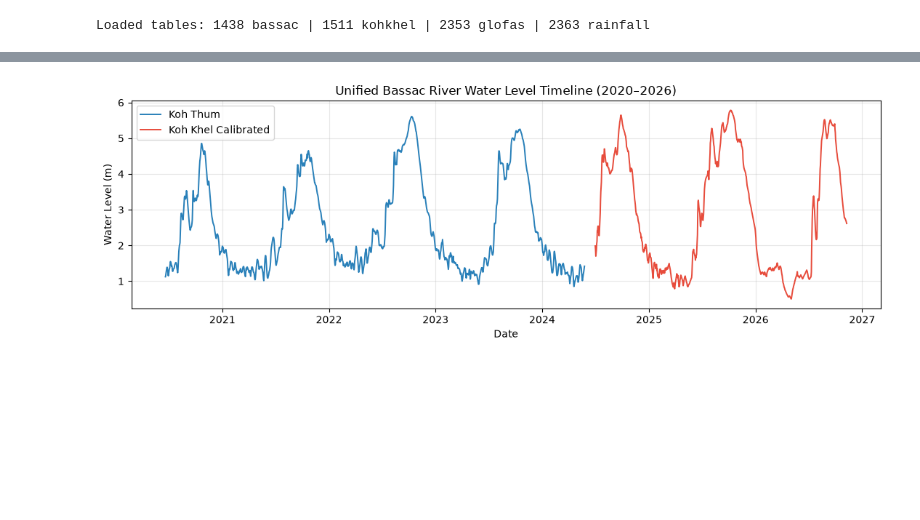
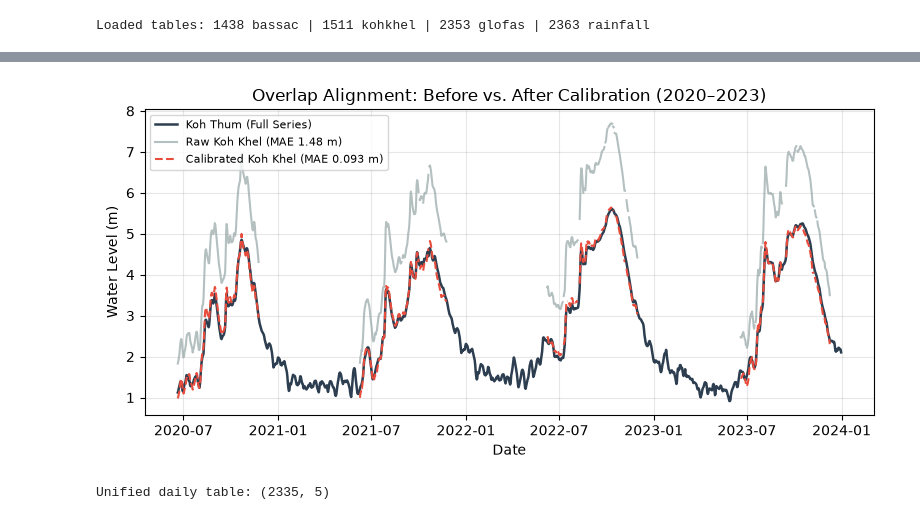
Before and after one commit to Dona-18/Machine-Learning---Fall2026, a Jupyter notebook: notebooks/02_calibration_and_features.ipynb, the cells around one changed output, grey strips where cells are left out. Saved outputs shown, nothing was run; the diff lists cells and outputs as text; code cells hidden in the pictures; blank space fills up the shorter version.

```diff
--- a/notebooks/02_calibration_and_features.ipynb
+++ b/notebooks/02_calibration_and_features.ipynb
@@ -68,36 +58,40 @@ Average gap (MAE)      : 1.482 m -> 0.093 m
+# %%
+# Figure 1B: Overlap alignment before vs. after calibration (2020 - 2023)
+overlap_daily = overlap.set_index('date')[['WL', 'WL_raw', 'WL_calibrated']].asfreq('D')
+bassac_full_line = bassac[bassac['date'] <= '2023-12-31'].set_index('date')['WL'].asfreq('D')
+
+plt.figure(figsize=(8, 4))
+plt.plot(bassac_full_line.index, bassac_full_line.values, label='Koh Thum (Full Series)', color='#2c3e50', linewidth=1.8)
+plt.plot(overlap_daily.index, overlap_daily['WL_raw'], label=f'Raw Koh Khel (MAE {mae_before:.2f} m)', color='#95a5a6', alpha=0.7)
+plt.plot(overlap_daily.index, overlap_daily['WL_calibrated'], label=f'Calibrated Koh Khel (MAE {mae_after:.3f} m)', color='#e74c3c', linestyle='--')
+plt.title('Overlap Alignment: Before vs. After Calibration (2020–2023)')
+plt.xlabel('Date')
+plt.ylabel('Water Level (m)')
+plt.legend(fontsize=8)
+plt.tight_layout()
+plt.show()
+# %% [output]
+[figure, added]
 # %%
-# STITCH 2020 - 2026 WATER LEVEL & JOIN DISCHARGE + RAINFALL
+# Stitch 2020 - 2026 water level & join discharge + rainfall
 part_2020_2024 = bassac[['date', 'WL']].copy()
 part_2020_2024['station_source'] = 'Koh_Thum'
 
-part_2024_2026 = kohkhel[kohkhel['date'] >= pd.Timestamp('2024-07-01')].copy()
+part_2024_2026 = kohkhel[kohkhel['date'] >= '2024-07-01'].copy()
 part_2024_2026['WL'] = slope * part_2024_2026['WL_raw'] + intercept
 part_2024_2026['station_source'] = 'Koh_Khel_Calibrated'
 part_2024_2026 = part_2024_2026[['date', 'WL', 'station_source']]
 
 combined_wl = pd.concat([part_2020_2024, part_2024_2026], ignore_index=True)
+
+# Create full daily calendar and merge each table step by step
 end_date = min(combined_wl['date'].max(), glofas['date'].max(), rainfall['date'].max())
-calendar_days = pd.DataFrame({'date': pd.date_range(combined_wl['date'].min(), end_date, freq='D')})
+daily_table = pd.DataFrame({'date': pd.date_range(combined_wl['date'].min(), end_date, freq='D')})
+daily_table = daily_table.merge(combined_wl, on='date', how='left')
+daily_table = daily_table.merge(glofas[['date', 'upstream_discharge']], on='date', how='left')
+daily_table = daily_table.merge(rainfall[['date', 'rain_mm']], on='date', how='left')
+daily_table = daily_table.sort_values('date').reset_index(drop=True)
 
-daily_table = (
-    calendar_days
-    .merge(combined_wl, on='date', how='left')
-    .merge(glofas[['date', 'upstream_discharge']], on='date', how='left')
-    .merge(rainfall[['date', 'rain_mm']], on='date', how='left')
-    .sort_values('date')
-    .reset_index(drop=True)
-)
-
-# PLOT UNIFIED 2020 - 2026 WATER LEVEL TIMELINE
-fig, ax = plt.subplots(figsize=(11, 3.8))
-for src_name, color in [('Koh_Thum', '#2980b9'), ('Koh_Khel_Calibrated', '#e74c3c')]:
-    sub = daily_table[daily_table['station_source'] == src_name].set_index('date')['WL'].asfreq('D')
-    ax.plot(sub.index, sub.values, label=src_name.replace('_', ' '), color=color, linewidth=1.4)
-ax.set_title('Unified Bassac River Water Level Timeline (2020–2026)')
-ax.set_xlabel('Date')
-ax.set_ylabel('Water Level (m)')
-ax.legend()
-plt.tight_layout()
-plt.show()
+print('Unified daily table:', daily_table.shape)
 # %% [output]
-[figure, removed]
+Unified daily table: (2335, 5)
```
Also changed, not shown: parts of 6 cells of this notebook, 7 other files.
